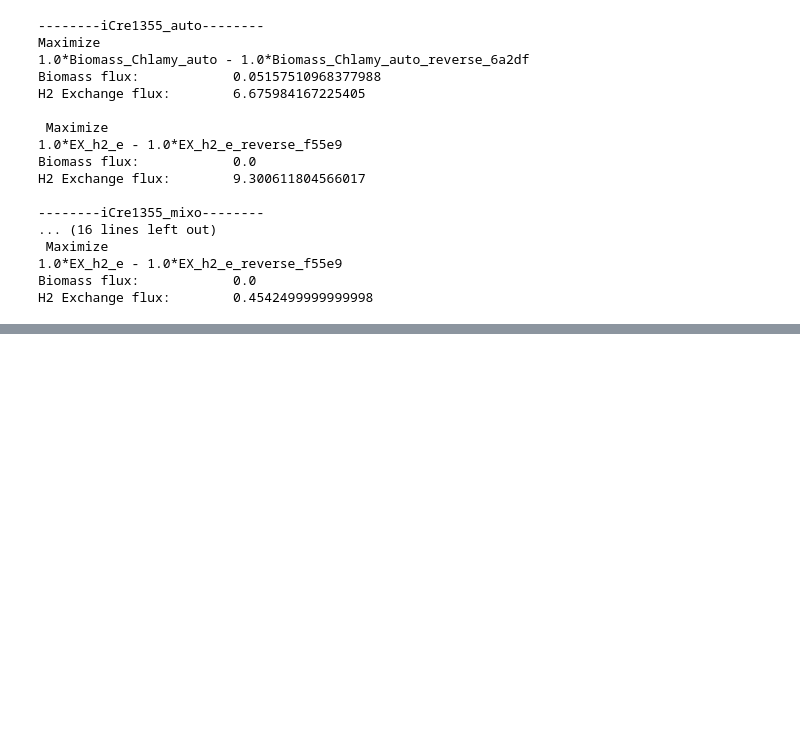
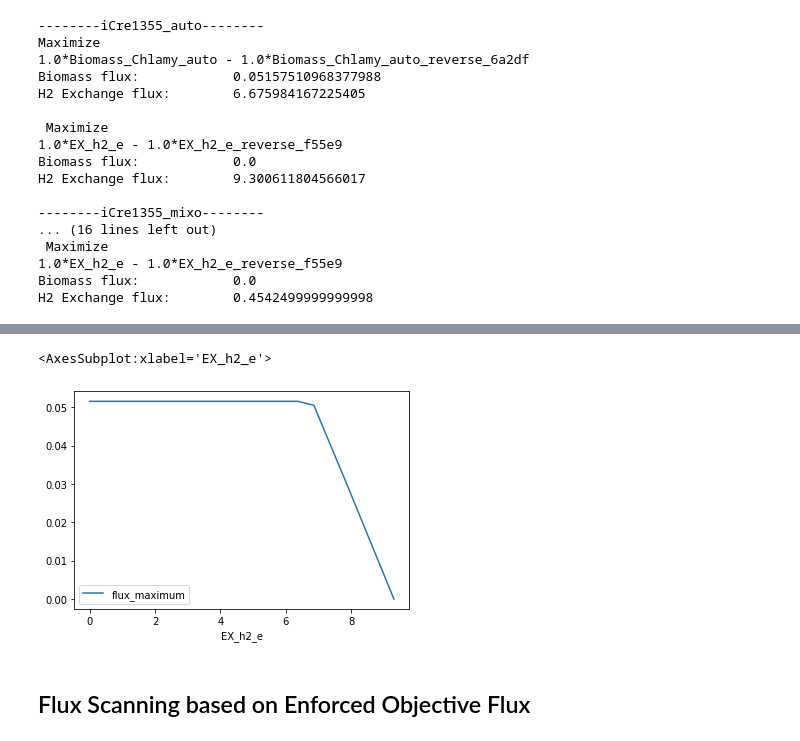
Before and after one commit to elena-krismer/27410-2020-group-project-group12-c-reinhardtii, a Jupyter notebook: notebooks/Hydrogen production.ipynb, the cells around one changed output, grey strips where cells are left out. Cells and saved outputs as stored; diff of their text form; code cells hidden in the pictures; blank space fills up the shorter version.

```diff
--- a/notebooks/Hydrogen production.ipynb
+++ b/notebooks/Hydrogen production.ipynb
@@ -212,0 +230,5 @@ H2 Exchange flux:        0.4542499999999998
+# %%
+ppp = production_envelope(auto,
+                    reactions=auto.reactions.EX_h2_e,
+                    objective=auto.reactions.Biomass_Chlamy_auto)
+ppp
@@ -212,0 +253,7 @@ H2 Exchange flux:        0.4542499999999998
+# %%
+ppp.plot(x='EX_h2_e', y='flux_maximum')
+# %% [output]
+<AxesSubplot:xlabel='EX_h2_e'>
+[figure, added]
+# %% [markdown]
+## Flux Scanning based on Enforced Objective Flux
```
Also changed, not shown: parts of 22 cells of this notebook.
